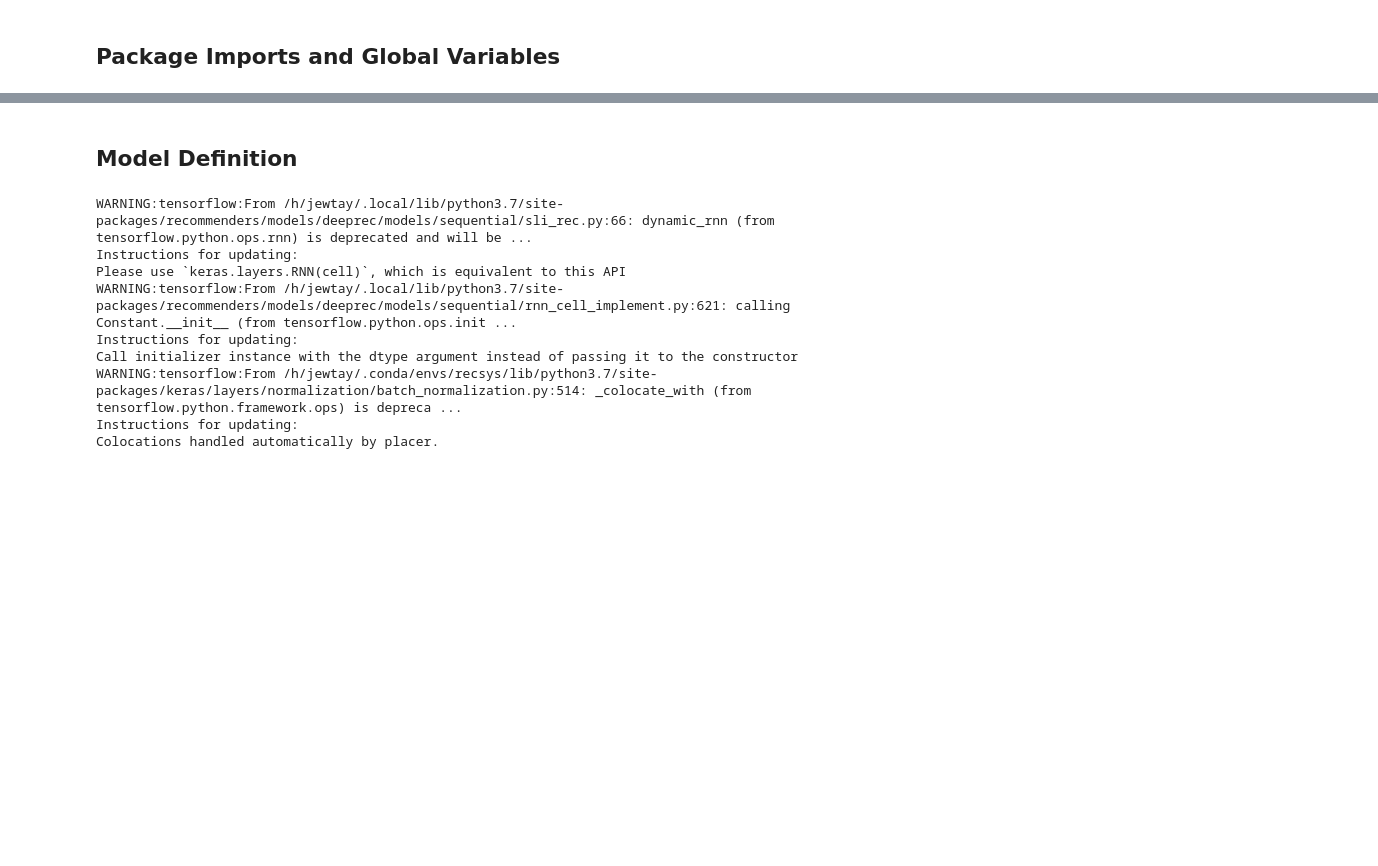
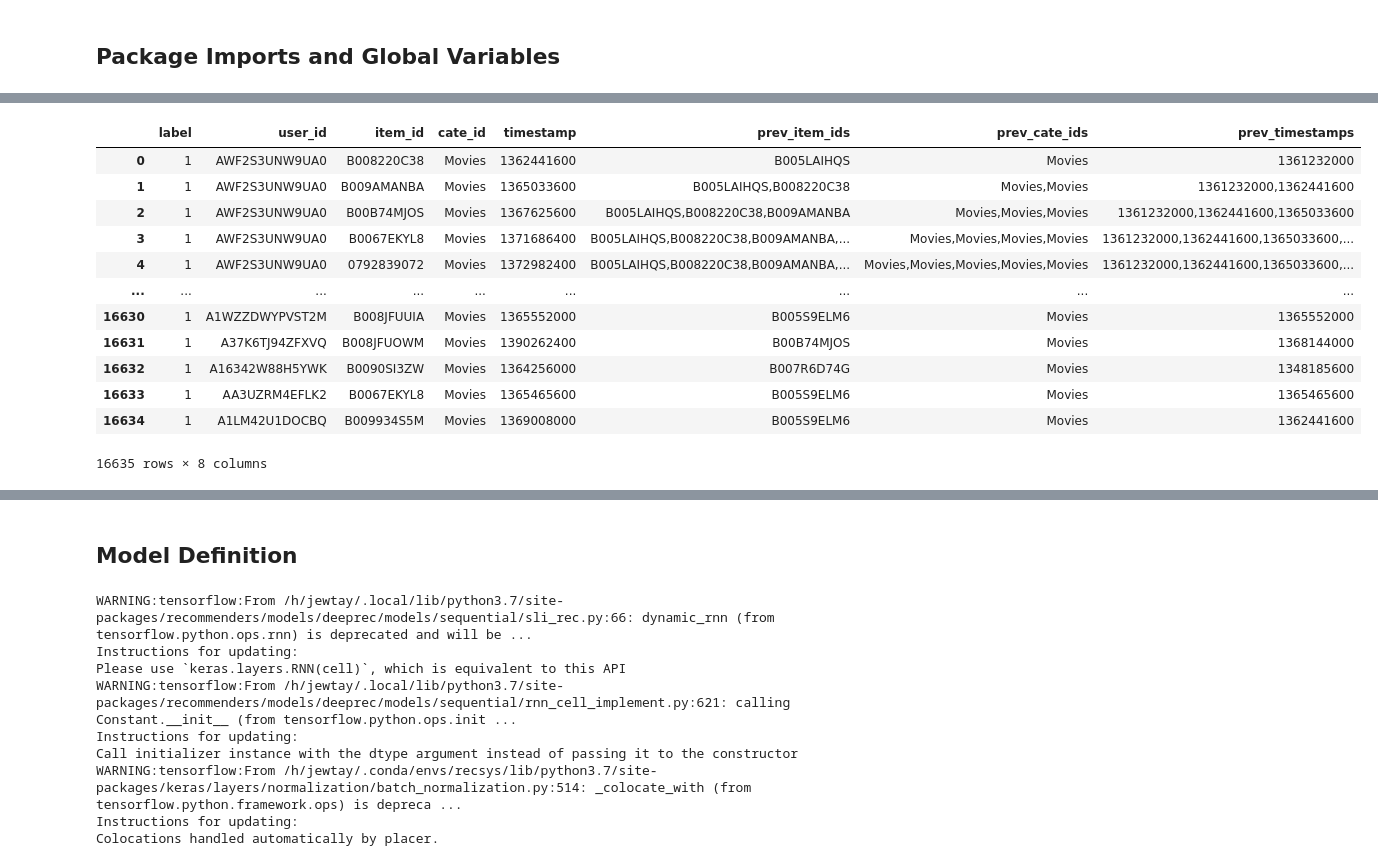
Before and after one commit to VectorInstitute/recommender_systems_project, a Jupyter notebook: sequence_aware_recsys/slirec_amazon.ipynb, the cells around one changed output, grey strips where cells are left out. Drawn from its saved outputs; the diff is of its cells as text; code cells hidden in the pictures; blank space fills up the shorter version.

```diff
--- a/sequence_aware_recsys/slirec_amazon.ipynb
+++ b/sequence_aware_recsys/slirec_amazon.ipynb
@@ -11,8 +42,19 @@ from recommenders.datasets.amazon_reviews import download_and_extract, data_prep
 # %%
-DATA_PATH = "../data/amazon"
-YAML_PATH = "../../recommenders/recommenders/models/deeprec/config/sli_rec.yaml"
+# Directories to store train, validation and test splits
+train_path = os.path.join(DATA_PATH, r'train_data')
+valid_path = os.path.join(DATA_PATH, r'valid_data')
+test_path = os.path.join(DATA_PATH, r'test_data')
 
-EPOCHS = 10
-BATCH_SIZE = 400
-RANDOM_SEED = 42
+# Files paths to store the list of existing ids for user, item and item category
+user_vocab_path = os.path.join(DATA_PATH, r'user_vocab.pkl')
+item_vocab_path = os.path.join(DATA_PATH, r'item_vocab.pkl')
+cate_vocab_path = os.path.join(DATA_PATH, r'category_vocab.pkl')
+output_file_path = os.path.join(DATA_PATH, r'output.txt')
+
+# File paths to store reviews and associated metadata
+reviews_path = os.path.join(DATA_PATH, REVIEWS_FILE)
+meta_path = os.path.join(DATA_PATH, META_FILE)
+
+valid_num_ngs = 4 # number of negative instances with a positive instance for validation
+test_num_ngs = 9 # number of negative instances with a positive instance for testing
 # %% [markdown]
@@ -53,0 +66,17 @@ if not os.path.exists(train_file):
+# %%
+train_df = pd.read_csv(train_path, sep="\t", index_col=False, names=["label", "user_id", "item_id", "cate_id", "timestamp", "prev_item_ids", "prev_cate_ids", "prev_timestamps"])
+train_df
+# %% [output]
+|  | label | user_id | item_id | cate_id | timestamp | prev_item_ids | prev_cate_ids | prev_timestamps |
+| 0 | 1 | AWF2S3UNW9UA0 | B008220C38 | Movies | 1362441600 | B005LAIHQS | Movies | 1361232000 |
+| 1 | 1 | AWF2S3UNW9UA0 | B009AMANBA | Movies | 1365033600 | B005LAIHQS,B008220C38 | Movies,Movies | 1361232000,1362441600 |
+| 2 | 1 | AWF2S3UNW9UA0 | B00B74MJOS | Movies | 1367625600 | B005LAIHQS,B008220C38,B009AMANBA | Movies,Movies,Movies | 1361232000,1362441600,1365033600 |
+| 3 | 1 | AWF2S3UNW9UA0 | B0067EKYL8 | Movies | 1371686400 | B005LAIHQS,B008220C38,B009AMANBA,... | Movies,Movies,Movies,Movies | 1361232000,1362441600,1365033600,... |
+| 4 | 1 | AWF2S3UNW9UA0 | 0792839072 | Movies | 1372982400 | B005LAIHQS,B008220C38,B009AMANBA,... | Movies,Movies,Movies,Movies,Movies | 1361232000,1362441600,1365033600,... |
+| ... | ... | ... | ... | ... | ... | ... | ... | ... |
+| 16630 | 1 | A1WZZDWYPVST2M | B008JFUUIA | Movies | 1365552000 | B005S9ELM6 | Movies | 1365552000 |
+| 16631 | 1 | A37K6TJ94ZFXVQ | B008JFUOWM | Movies | 1390262400 | B00B74MJOS | Movies | 1368144000 |
+| 16632 | 1 | A16342W88H5YWK | B0090SI3ZW | Movies | 1364256000 | B007R6D74G | Movies | 1348185600 |
+| 16633 | 1 | AA3UZRM4EFLK2 | B0067EKYL8 | Movies | 1365465600 | B005S9ELM6 | Movies | 1365465600 |
+| 16634 | 1 | A1LM42U1DOCBQ | B009934S5M | Movies | 1369008000 | B005S9ELM6 | Movies | 1362441600 |
+16635 rows × 8 columns
```
Also changed, not shown: parts of 16 cells of this notebook, 2 other files.
